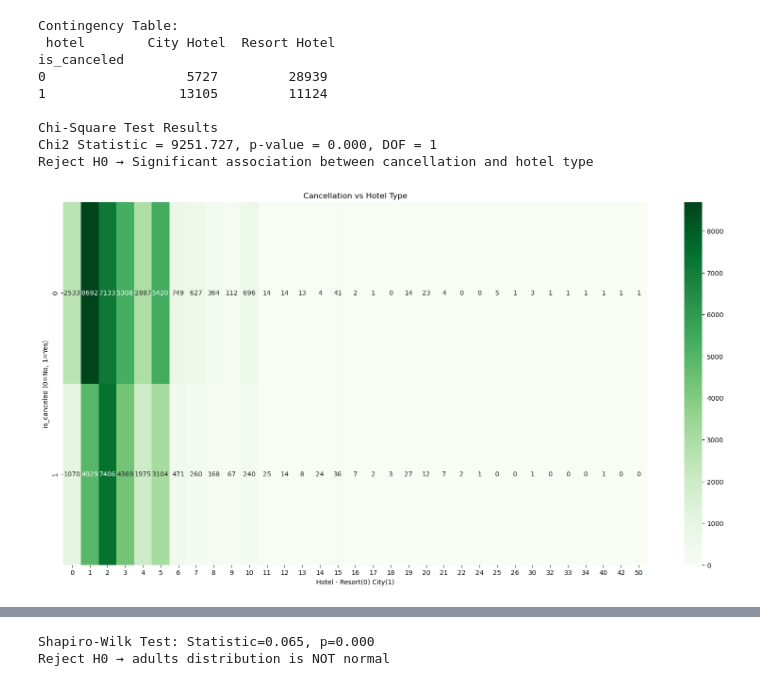
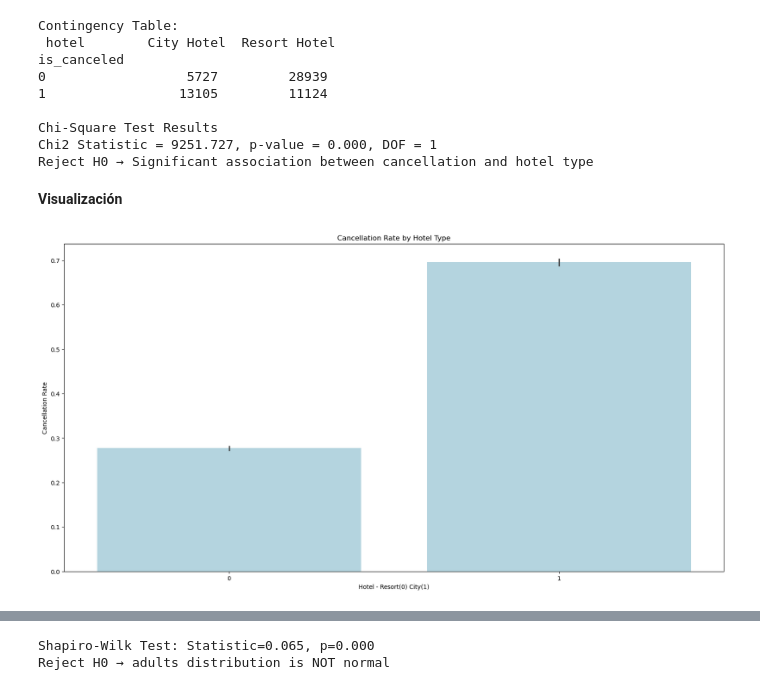
Before and after one commit to CatGelvez01/Ciencia_de_datos_aplicada_taller-1, a Jupyter notebook: taller1.ipynb, the cells around one changed output, grey strips where cells are left out. Cells and saved outputs as stored; diff of their text form; code cells hidden in the pictures.

```diff
--- a/taller1.ipynb
+++ b/taller1.ipynb
@@ -611,15 +678,14 @@ is_canceled
 Chi-Square Test Results
 Chi2 Statistic = 9251.727, p-value = 0.000, DOF = 1
 Reject H0 → Significant association between cancellation and hotel type
+# %% [markdown]
+**Visualización**
 # %%
 plt.figure(figsize=(20,10))
-sns.heatmap(contingency_table,
-            annot=True,
-            fmt="d",
-            cmap="Greens")
-plt.title("Cancellation vs Hotel Type")
-plt.ylabel("is_canceled (0=No, 1=Yes)")
+sns.barplot( x="hotel_int", y="is_canceled", data=data, color="lightblue")
+plt.title("Cancellation Rate by Hotel Type")
+plt.ylabel("Cancellation Rate")
 plt.xlabel("Hotel - Resort(0) City(1)")
 plt.show()
 # %% [output]
-[figure, old version]
+[figure, new version]
```
Also changed, not shown: parts of 28 cells of this notebook.
